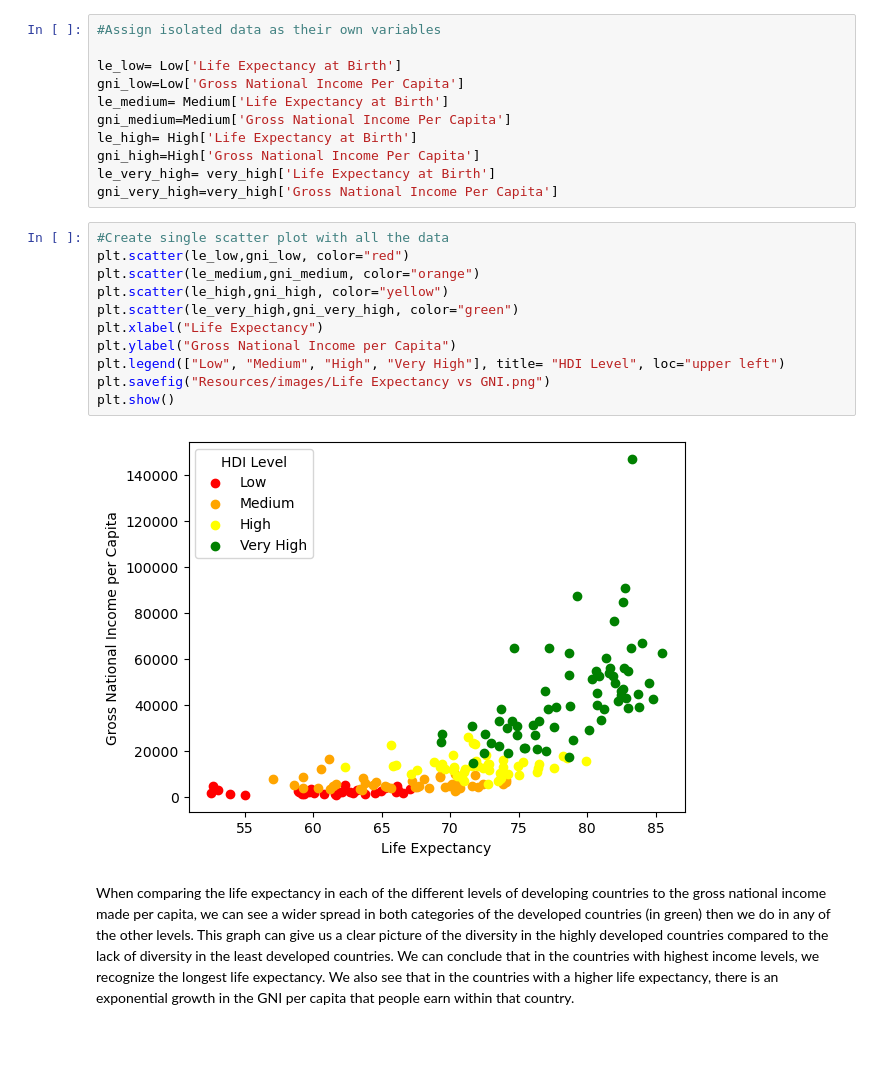
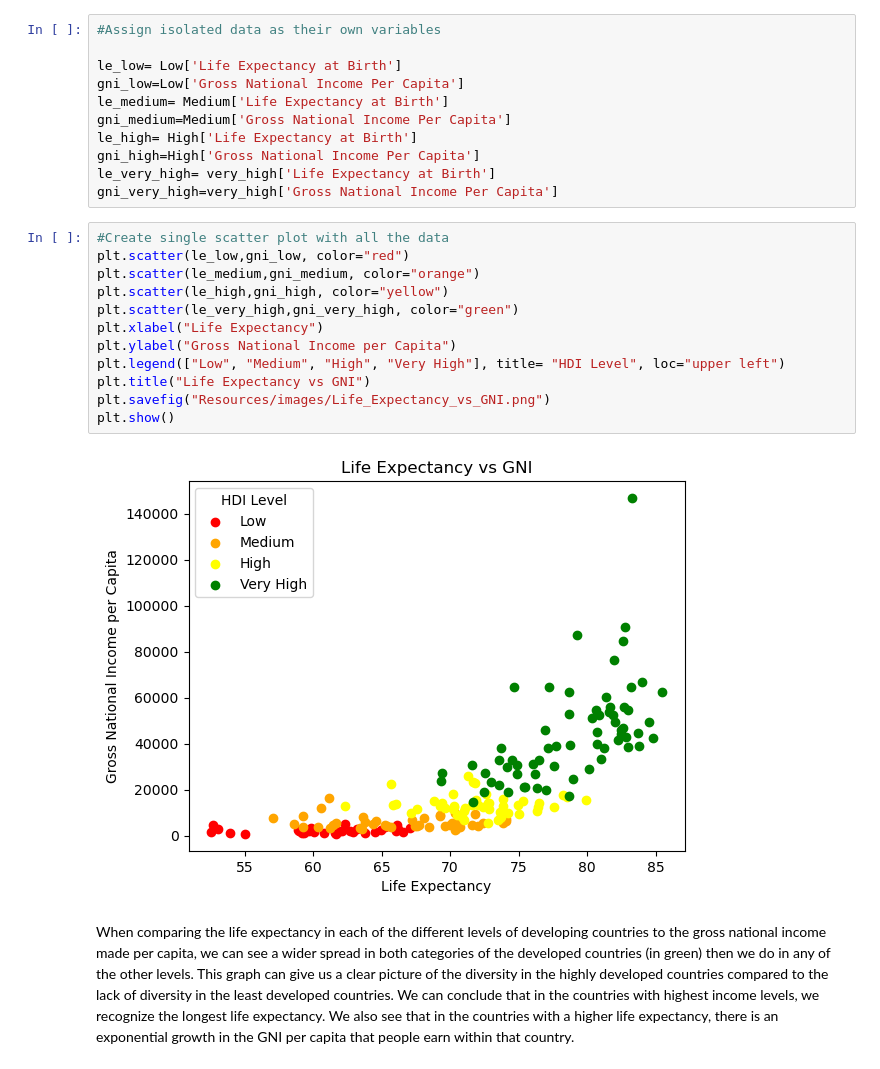
Before and after one commit to AbdullaMashaly/Human_Development_Index, a Jupyter notebook: HDI_Analysis.ipynb, the cells around one changed output. Saved outputs shown, nothing was run; the diff lists cells and outputs as text; blank space fills up the shorter version.

```diff
--- a/HDI_Analysis.ipynb
+++ b/HDI_Analysis.ipynb
@@ -108,16 +109,17 @@ gni_very_high=very_high['Gross National Income Per Capita']
 # %%
 #Create single scatter plot with all the data
 plt.scatter(le_low,gni_low, color="red")
 plt.scatter(le_medium,gni_medium, color="orange")
 plt.scatter(le_high,gni_high, color="yellow")
 plt.scatter(le_very_high,gni_very_high, color="green")
 plt.xlabel("Life Expectancy")
 plt.ylabel("Gross National Income per Capita")
 plt.legend(["Low", "Medium", "High", "Very High"], title= "HDI Level", loc="upper left")
-plt.savefig("Resources/images/Life Expectancy vs GNI.png")
+plt.title("Life Expectancy vs GNI")
+plt.savefig("Resources/images/Life_Expectancy_vs_GNI.png")
 plt.show()
 # %% [output]
-[figure, old version]
+[figure, new version]
 # %% [markdown]
 When comparing the life expectancy in each of the different levels of developing countries to the gross national income made per capita, we can see a wider spread in both categories of the developed countries (in green) then we do in any of the other levels. This graph can give us a clear picture of the diversity in the highly developed countries compared to the lack of diversity in the least developed countries. We can conclude that in the countries with highest income levels, we recognize the longest life expectancy. We also see that in the countries with a higher life expectancy, there is an exponential growth in the GNI per capita that people earn within that country.
 # %% [markdown]
```
Also changed, not shown: parts of 7 cells of this notebook, 2 other files.
